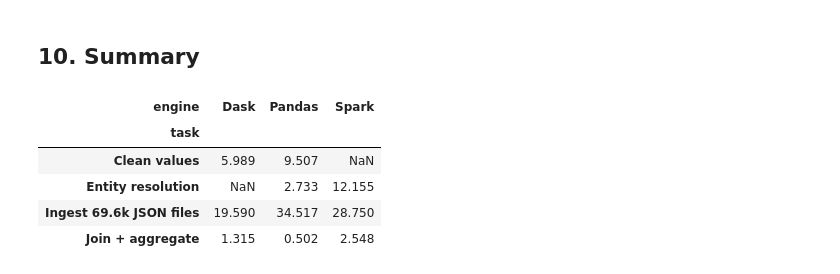
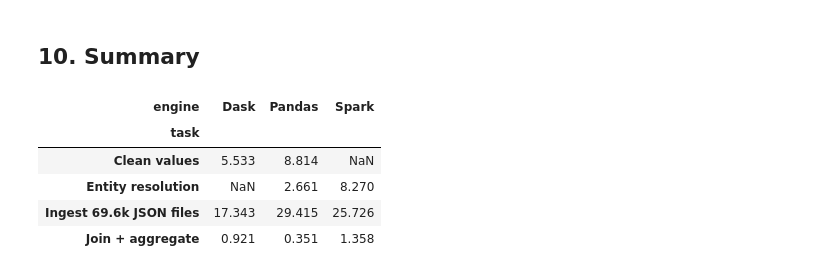
Before and after one commit to parthamaspates/dds8530-a6-alaska-integration, a Jupyter notebook: notebooks/A6_Alaska_Integration.ipynb, the cells around one changed output. Cells and saved outputs as stored; diff of their text form; code cells hidden in the pictures.

```diff
--- a/notebooks/A6_Alaska_Integration.ipynb
+++ b/notebooks/A6_Alaska_Integration.ipynb
@@ -20,7 +20,17 @@ sys.path.insert(0, os.path.abspath("../src"))
 import numpy as np, pandas as pd
 from IPython.display import Image, display
 from alaska_int import config, loaders, stores, clean, schema_match, er, viz
-from alaska_int.util import timer, TIMINGS, spark_session, save_json, log
+from alaska_int.util import timer, TIMINGS, spark_session, cluster_info, save_json, log
+RUNS = {}
+def bench(name, fn, reps=3):
+    # run fn reps times; keep every run and store the median in TIMINGS
+    import statistics
+    out = None
+    for i in range(reps):
+        t0 = time.perf_counter(); out = fn(); RUNS.setdefault(name, []).append(round(time.perf_counter() - t0, 3))
+    TIMINGS[name] = statistics.median(RUNS[name])
+    log.info("%s: runs %s, median %.2f s", name, RUNS[name], TIMINGS[name])
+    return out
 SKIP_STREAM = os.getenv("SKIP_STREAM") == "1"
 pd.set_option("display.width", 160); pd.set_option("display.max_colwidth", 60)
 print(platform.platform(), "| Python", platform.python_version(), "| CPUs:", os.cpu_count())
@@ -37,6 +47,8 @@ with timer("ingest_pandas"):
 with timer("ingest_dask"):
     raw_dask = loaders.load_dask(npartitions=16).compute()
 spark = spark_session("alaska-a6", kafka=not SKIP_STREAM)
+CLUSTER = cluster_info(spark)
+print("Spark cluster:", CLUSTER)
 with timer("ingest_spark"):
     rdd, raw_sdf = loaders.load_spark_rdd(spark)
     n_spark = raw_sdf.count()
@@ -254,14 +267,12 @@ implausible screen sizes removed by range checks per vertical: {'camera': (1, 5)
 ## 7. Entity resolution: Pandas vs. Spark DataFrames
 # %%
 er_gt = loaders.load_ground_truth("entity_resolution")
-with timer("er_pandas"):
-    resolved, vocab, dfreq = er.resolve_pandas(cleaned)
+resolved, vocab, dfreq = bench("er_pandas", lambda: er.resolve_pandas(cleaned))
 er_eval = er.evaluate(resolved, er_gt)
 display(er_eval)
 clean_sdf = spark.createDataFrame(cleaned[["spec_id", "vertical", "source", "attribute", "value"]])
 clean_sdf = clean_sdf.repartition(8).cache(); clean_sdf.count()
-with timer("er_spark"):
-    resolved_s = er.resolve_spark(spark, clean_sdf, vocab).toPandas()
+resolved_s = bench("er_spark", lambda: er.resolve_spark(spark, clean_sdf, vocab).toPandas())
 er_eval_spark = er.evaluate(resolved_s, er_gt)
 agree = resolved.merge(resolved_s[["spec_id", "entity_id"]], on="spec_id", suffixes=("", "_spark"))
 print(f"Spark vs Pandas entity assignment agreement: {(agree.entity_id == agree.entity_id_spark).mean():.4f}")
@@ -407,20 +416,20 @@ for f in figs:
 # %%
 summary = {
     "listings": int(raw.spec_id.nunique()), "sources": int(raw.source.nunique()), "attribute_rows": int(len(raw)),
     "clean_report": clean_report, "schema_matching": sm_eval.to_dict("records"), "entity_resolution": er_eval.to_dict("records"),
     "entity_resolution_spark": er_eval_spark.to_dict("records"), "quality": quality.to_dict("records"),
-    "timings_s": TIMINGS, "stream": {"listings": int(stream_metrics.rows.sum()) if len(stream_metrics) else 0,
+    "timings_s": TIMINGS, "timing_runs_s": RUNS, "spark_cluster": CLUSTER, "stream": {"listings": int(stream_metrics.rows.sum()) if len(stream_metrics) else 0,
         "batches": int(len(stream_metrics)), "elapsed_s": round(elapsed, 1), "producer": prod,
         "match_rate": round(float(stream_metrics.matched.sum() / max(1, stream_metrics.rows.sum())), 3) if len(stream_metrics) else None,
         "max_lag_s": float(stream_metrics.max_lag_s.max()) if len(stream_metrics) else None, "accuracy": stream_acc},
 }
 save_json(summary, "metrics.json")
 spark.stop()
 pd.DataFrame(perf).pivot(index="task", columns="engine", values="seconds")
 # %% [output]
 | engine | Dask | Pandas | Spark |
 | task |  |  |  |
-| Clean values | 5.989 | 9.507 | NaN |
-| Entity resolution | NaN | 2.733 | 12.155 |
-| Ingest 69.6k JSON files | 19.590 | 34.517 | 28.750 |
-| Join + aggregate | 1.315 | 0.502 | 2.548 |
+| Clean values | 5.533 | 8.814 | NaN |
+| Entity resolution | NaN | 2.661 | 8.270 |
+| Ingest 69.6k JSON files | 17.343 | 29.415 | 25.726 |
+| Join + aggregate | 0.921 | 0.351 | 1.358 |
```
Also changed, not shown: parts of 12 cells of this notebook, 19 other files.
